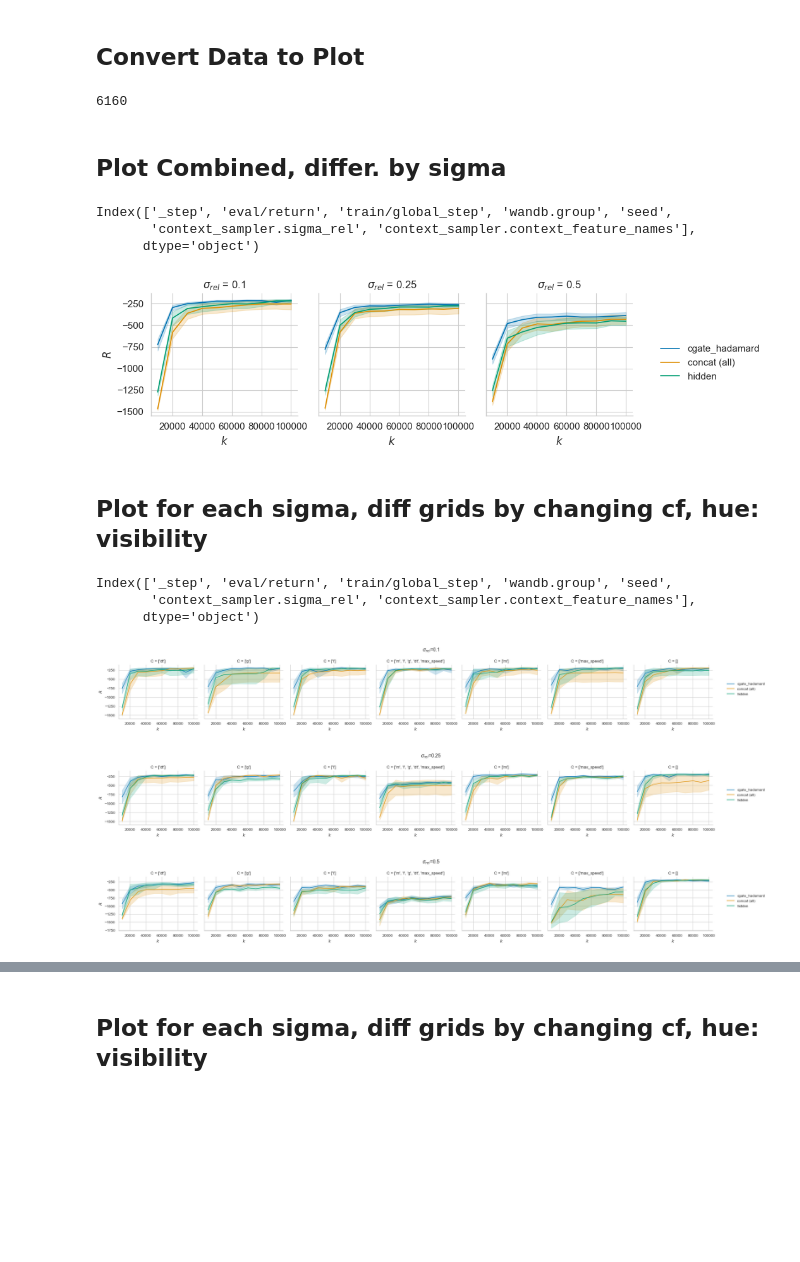
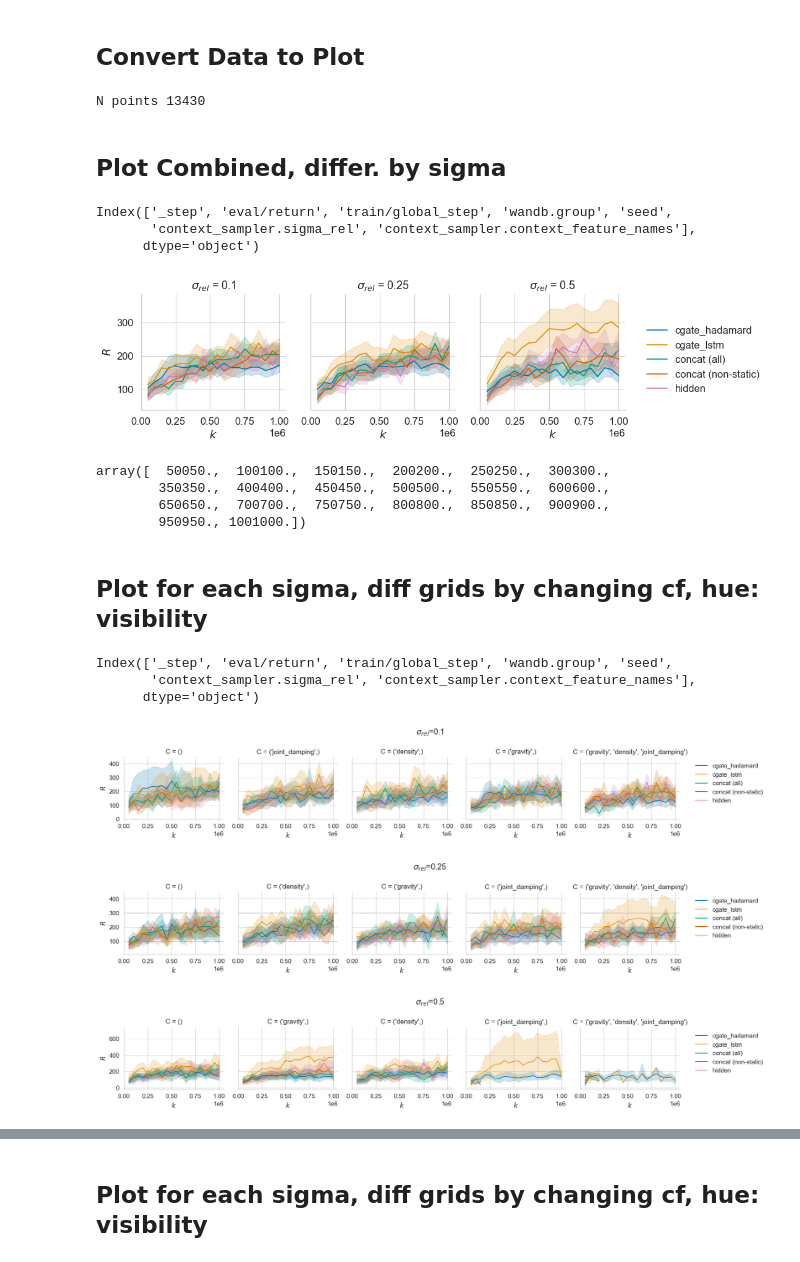
Before and after one commit to automl/CARL, a Jupyter notebook: experiments/evaluation/eval_benchmarking.ipynb, the cells around one changed output, grey strips where cells are left out. Saved outputs shown, nothing was run; the diff lists cells and outputs as text; code cells hidden in the pictures; blank space fills up the shorter version.

```diff
--- a/experiments/evaluation/eval_benchmarking.ipynb
+++ b/experiments/evaluation/eval_benchmarking.ipynb
@@ -125,29 +153,32 @@ for idx, content in tqdm(runs_df.iterrows(), total=len(runs_df)):
     plot_df.append(metrics)
 
 plot_df = pd.concat(plot_df)
-plot_df = plot_df[plot_df["wandb.group"] != "cgate_lstm"]
-plot_df = plot_df[plot_df["wandb.group"] != "concat (non-static)"]
+# plot_df = plot_df[plot_df["wandb.group"] != "cgate_lstm"]
+# plot_df = plot_df[plot_df["wandb.group"] != "concat (non-static)"]
 plot_df.to_csv(plot_data_fn, index=False)
-len(plot_df)
+print("N points", len(plot_df))
 # %% [output]
-6160
+N points 13430
 # %% [markdown]
 ## Plot Combined, differ. by sigma
 # %%
 import matplotlib.pyplot as plt
 import seaborn as sns
+import numpy as np
 
-fig_fn = f"data/{env_name}_differsigma.png"
+fig_fn = figoutdir / f"{env_name}_differsigma.png"
 
 sns.set_style("whitegrid")
-sns.set_context("paper", font_scale=1.25)
+sns.set_context("paper", font_scale=1.35)
 
 plot_df = load_plot_df(plot_data_fn=plot_data_fn)
 palette = get_palette_visibility(plot_df)
 group_keys = [wandb_key_translator["context_sampler.sigma_rel"]]
 
 grid = sns.FacetGrid(data=plot_df, col=group_keys[0], legend_out=True)
-grid.map_dataframe(sns.lineplot, x=wkt["train/global_step"], y=wkt["eval/return"], hue=wkt["wandb.group"], palette=palette)
+grid.map_dataframe(sns.lineplot, x=wkt["train/global_step"], y=wkt["eval/return"], hue=wkt["wandb.group"], palette=palette, errorbar=errorbar)
+xticks = np.linspace(0, round(plot_df[wkt["train/global_step"]].max(), -5), 5)
+grid.set(xticks=xticks)
 grid.add_legend()
 grid.tight_layout()
 
@@ -162,35 +193,47 @@ plt.show()
 Index(['_step', 'eval/return', 'train/global_step', 'wandb.group', 'seed',
        'context_sampler.sigma_rel', 'context_sampler.context_feature_names'],
       dtype='object')
-[figure, old version]
+[figure, new version]
+# %%
+plot_df[wkt["train/global_step"]].unique()
+# %% [output]
+array([  50050.,  100100.,  150150.,  200200.,  250250.,  300300.,
+        350350.,  400400.,  450450.,  500500.,  550550.,  600600.,
+        650650.,  700700.,  750750.,  800800.,  850850.,  900900.,
+        950950., 1001000.])
 # %% [markdown]
 ## Plot for each sigma, diff grids by changing cf, hue: visibility
 # %%
 import matplotlib.pyplot as plt
 import seaborn as sns
+import ast
 
 sns.set_style("whitegrid")
-sns.set_context("paper")#, font_scale=1)
+sns.set_context("paper", font_scale=1.25)
 
 plot_df = load_plot_df(plot_data_fn=plot_data_fn)
 palette = get_palette_visibility(plot_df)
 groups = plot_df.groupby(wkt["context_sampler.sigma_rel"])
 
 for group_id, group_df in groups:
     group_keys = [wkt["context_sampler.context_feature_names"]]
+    group_df[wkt["context_sampler.context_feature_names"]] = group_df[wkt["context_sampler.context_feature_names"]].apply(ast.literal_eval).apply(tuple)
+    group_df = group_df.sort_values(by=[wkt["context_sampler.context_feature_names"]], key=lambda x: [len(xi) for xi in x])
     grid = sns.FacetGrid(data=group_df, col=group_keys[0], legend_out=True)
-    grid.map_dataframe(sns.lineplot, x=wkt["train/global_step"], y=wkt["eval/return"], hue=wkt["wandb.group"], palette=palette)
-    grid.add_legend()
+    grid.map_dataframe(sns.lineplot, x=wkt["train/global_step"], y=wkt["eval/return"], hue=wkt["wandb.group"], palette=palette, errorbar=errorbar)
+    xticks = np.linspace(0, round(group_df[wkt["train/global_step"]].max(), -5), 5)
+    grid.set(xticks=xticks)
+    grid.add_legend(label_order=sorted(group_df[wkt["wandb.group"]].unique()))
     grid.figure.suptitle(f"{wkt['context_sampler.sigma_rel']}={group_id}")
     grid.tight_layout()
 
-    fig_fn = f"data/{env_name}_differcontextfeatures_{group_id}.png"
+    fig_fn = figoutdir / f"{env_name}_differcontextfeatures_{group_id}.png"
     grid.figure.savefig(fig_fn, bbox_inches="tight", dpi=300)
     plt.show()
 # %% [output]
 Index(['_step', 'eval/return', 'train/global_step', 'wandb.group', 'seed',
        'context_sampler.sigma_rel', 'context_sampler.context_feature_names'],
       dtype='object')
-[figure, old version]
+[figure, new version]
-[figure, old version]
+[figure, new version]
-[figure, old version]
+[figure, new version]
```
Also changed, not shown: parts of 6 cells of this notebook, 2 other files.
